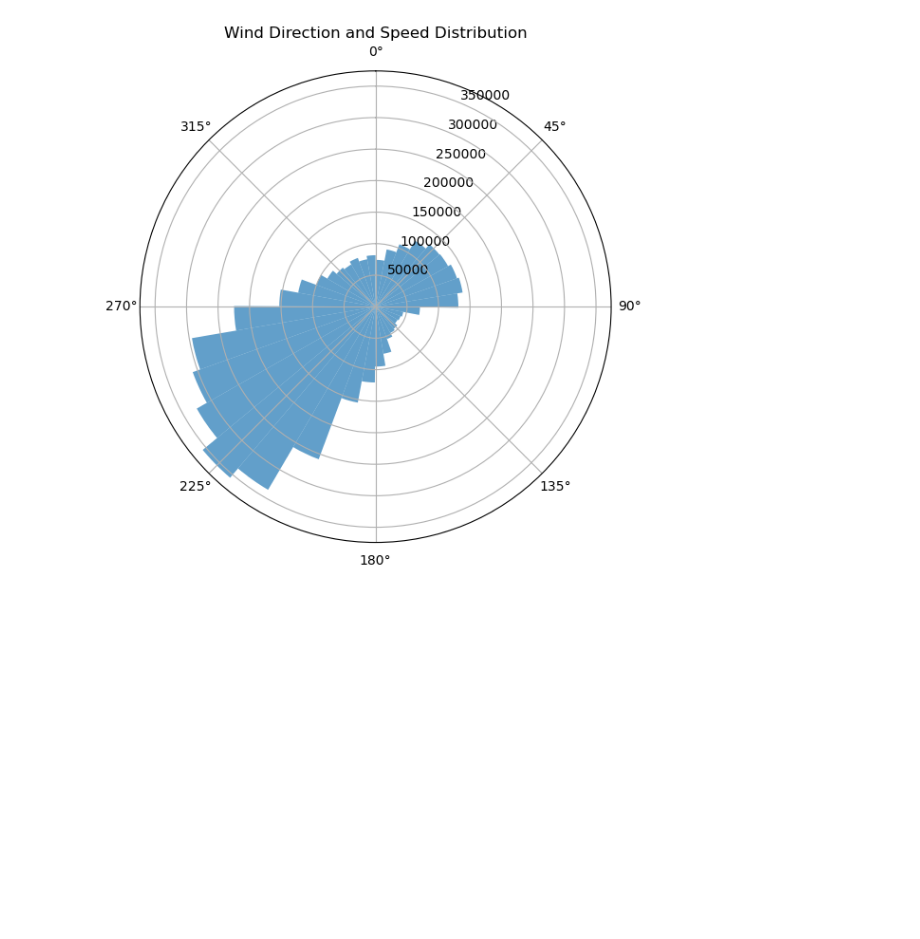
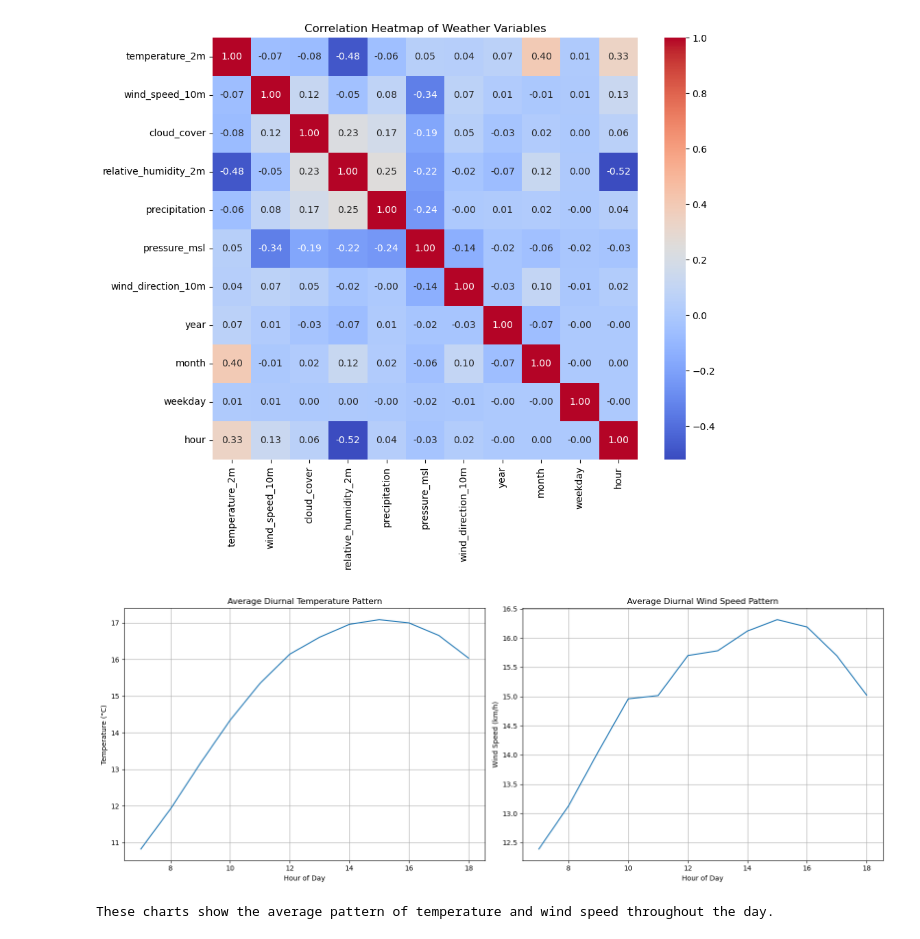
Before and after one commit to csharma01/Air-pollution-london-forecast, a Jupyter notebook: src/eda/EDA_weather.ipynb, the cells around one changed output. Saved outputs shown, nothing was run; the diff lists cells and outputs as text; code cells hidden in the pictures; blank space fills up the shorter version.

```diff
--- a/src/eda/EDA_weather.ipynb
+++ b/src/eda/EDA_weather.ipynb
@@ -13,11 +14,9 @@ if str(SRC) not in sys.path:
 
 import config as cfg
 # %%
-# Load weather data
-weather_path = cfg.INT_WTH /"weather_filtered.parquet"
-print(f"Loading: {weather_path}")
-df = pd.read_parquet(weather_path)
-
-# --- Basic Info ---
-print("Shape (rows, cols):", df.shape)
-print("\nMissing values per column:\n", df.isna().sum())
+# --- Helper function to clean column names ---
+def clean_col_names(col_name):
+    """Cleans column names by removing units and making them lowercase."""
+    new_name = re.sub(r'\s*\([^)]*\)', '', col_name)
+    new_name = new_name.replace(' ', '_').replace('/', '_')
+    return new_name.lower()
@@ -98,13 +79,61 @@ plt.show()
 # %%
-# 3. Wind Direction Distribution (Wind Rose-style Polar Plot)
-plt.figure(figsize=(6, 6))
-ax = plt.subplot(111, polar=True)
-wind_rad = np.radians(df["wind_direction_10m (°)"])
-ax.hist(wind_rad, bins=36, weights=df["wind_speed_10m (km/h)"], alpha=0.7)
-ax.set_theta_zero_location('N')
-ax.set_theta_direction(-1)
-plt.title("Wind Direction and Speed Distribution")
+# Plot 1: Correlation Heatmap of Weather Variables
+# This helps us understand which variables are related to each other.
+plt.figure(figsize=(10, 8))
+numeric_cols = df.select_dtypes(include=np.number)
+sns.heatmap(numeric_cols.corr(), annot=True, cmap='coolwarm', fmt='.2f')
+plt.title('Correlation Heatmap of Weather Variables')
+plt.show()
+
+
+# Plot 2: Diurnal (Daily) Patterns for Key Variables
+fig, axes = plt.subplots(1, 2, figsize=(16, 6))
+sns.lineplot(data=df, x='hour', y='temperature_2m', ax=axes[0], errorbar=None)
+axes[0].set_title('Average Diurnal Temperature Pattern')
+axes[0].set_xlabel('Hour of Day')
+axes[0].set_ylabel('Temperature (°C)')
+axes[0].grid(True)
+
+sns.lineplot(data=df, x='hour', y='wind_speed_10m', ax=axes[1], errorbar=None)
+axes[1].set_title('Average Diurnal Wind Speed Pattern')
+axes[1].set_xlabel('Hour of Day')
+axes[1].set_ylabel('Wind Speed (km/h)')
+axes[1].grid(True)
 plt.tight_layout()
 plt.show()
+print("\nThese charts show the average pattern of temperature and wind speed throughout the day.")
+
+# Plot 3: Wind Direction Distribution (Wind Rose)
+# This plot is excellent for showing dominant wind directions.
+plt.figure(figsize=(8, 8))
+ax = plt.subplot(111, polar=True)
+wind_rad = np.radians(df["wind_direction_10m"])
+# Use density=True for a probability distribution view
+ax.hist(wind_rad, bins=36, density=True, alpha=0.7, label='Direction Frequency')
+ax.set_theta_zero_location('N') # Set 0 degrees to North
+ax.set_theta_direction(-1) # Set direction to clockwise
+plt.title("Wind Direction Distribution", y=1.08)
+plt.show()
+print("\nThis wind rose shows the most common wind directions (e.g., from the South-West).")
+
+# Plot 4: Variation of Weather by Site
+# This checks if there are significant differences between your 10 locations.
+fig, axes = plt.subplots(1, 2, figsize=(18, 7))
+sns.boxplot(data=df, x='siteid', y='temperature_2m', ax=axes[0])
+axes[0].set_title('Temperature Distribution by Site')
+axes[0].set_xlabel('Site ID')
+axes[0].set_ylabel('Temperature (°C)')
+axes[0].tick_params(axis='x', rotation=45)
+
+sns.boxplot(data=df, x='siteid', y='wind_speed_10m', ax=axes[1])
+axes[1].set_title('Wind Speed Distribution by Site')
+axes[1].set_xlabel('Site ID')
+axes[1].set_ylabel('Wind Speed (km/h)')
+axes[1].tick_params(axis='x', rotation=45)
+plt.tight_layout()
+plt.show()
+print("\nThese boxplots help verify that the weather is broadly similar across all sites, as expected for one city.")
 # %% [output]
-[figure, old version]
+[figure, new version]
+[figure, added]
+These charts show the average pattern of temperature and wind speed throughout the day.
```
Also changed, not shown: parts of 7 cells of this notebook, 8 other files.
